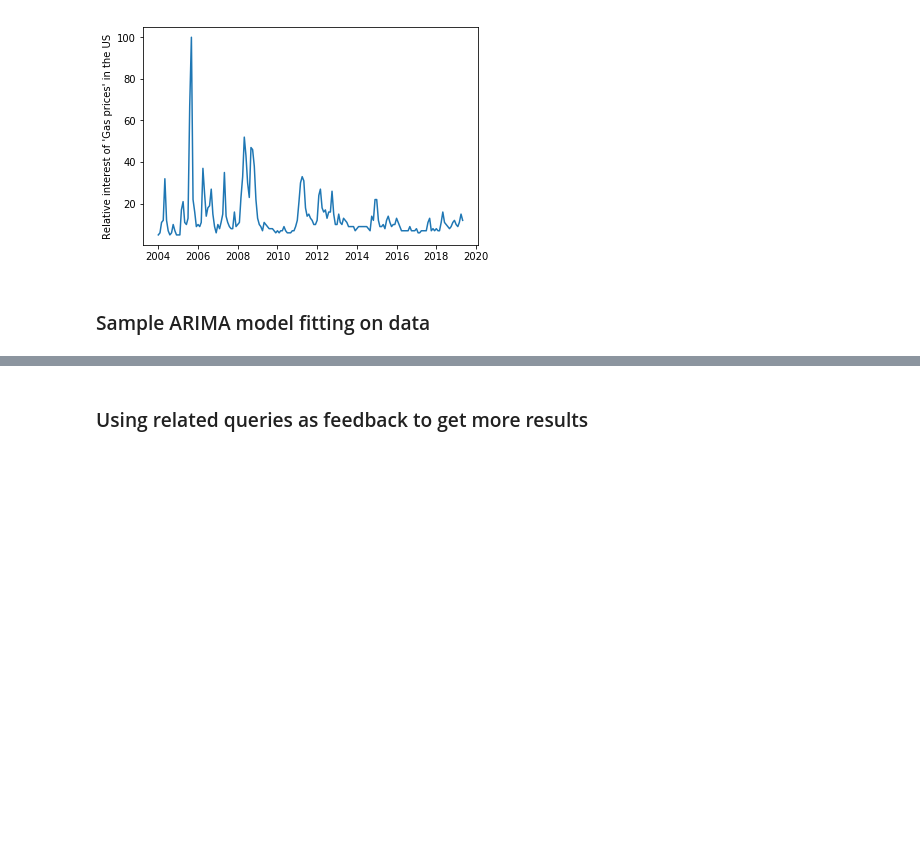
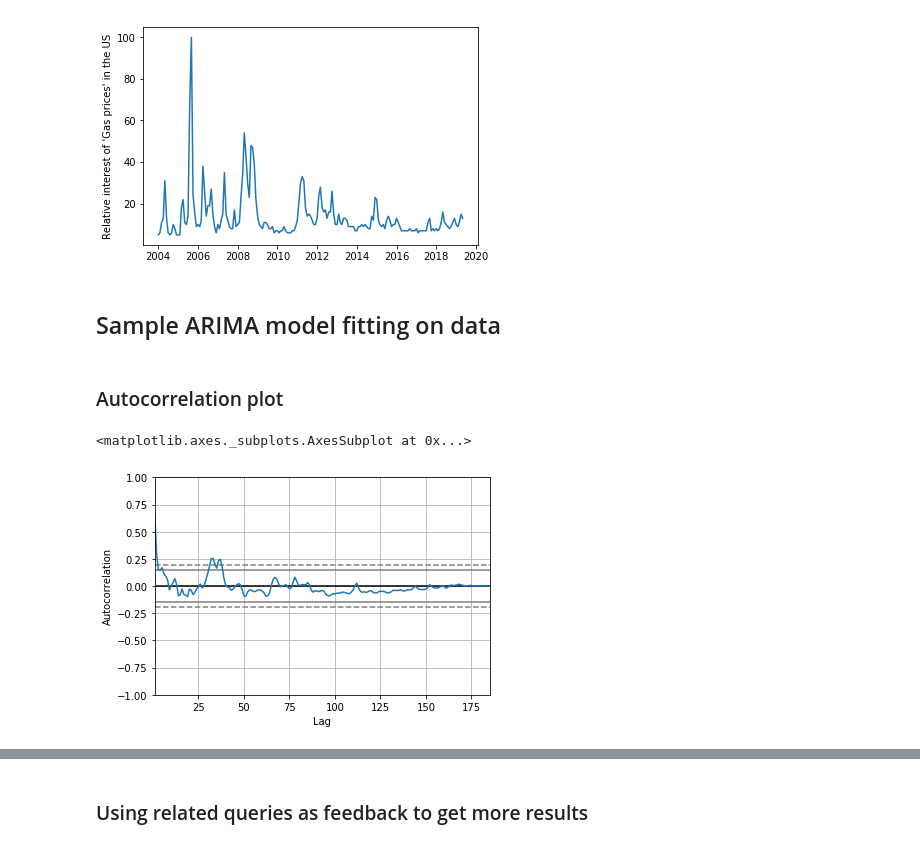
Before and after one commit to Allen-Z-4230/FutureGas, a Jupyter notebook: google_trends.ipynb, the cells around one changed output, grey strips where cells are left out. Drawn from its saved outputs; the diff is of its cells as text; code cells hidden in the pictures; blank space fills up the shorter version.

Commit message:
Added baseline ARIMA for google trends data. Need finer tuning and interpretation.

```diff
--- a/google_trends.ipynb
+++ b/google_trends.ipynb
@@ -84,8 +85,15 @@ for k_word in interest_df.columns:
 # %% [output]
 [figure]
 # %% [markdown]
-### Sample ARIMA model fitting on data
+## Sample ARIMA model fitting on data
 # %%
 # TODO: Check conditions for ARIMA modelling
+# %% [markdown]
+### Autocorrelation plot
+# %%
+autocorrelation_plot(interest_df[keyword])
+# %% [output]
+<matplotlib.axes._subplots.AxesSubplot at 0x...>
+[figure, added]
 # %%
 
```
Also changed, not shown: parts of 8 cells of this notebook, 1 other file.
